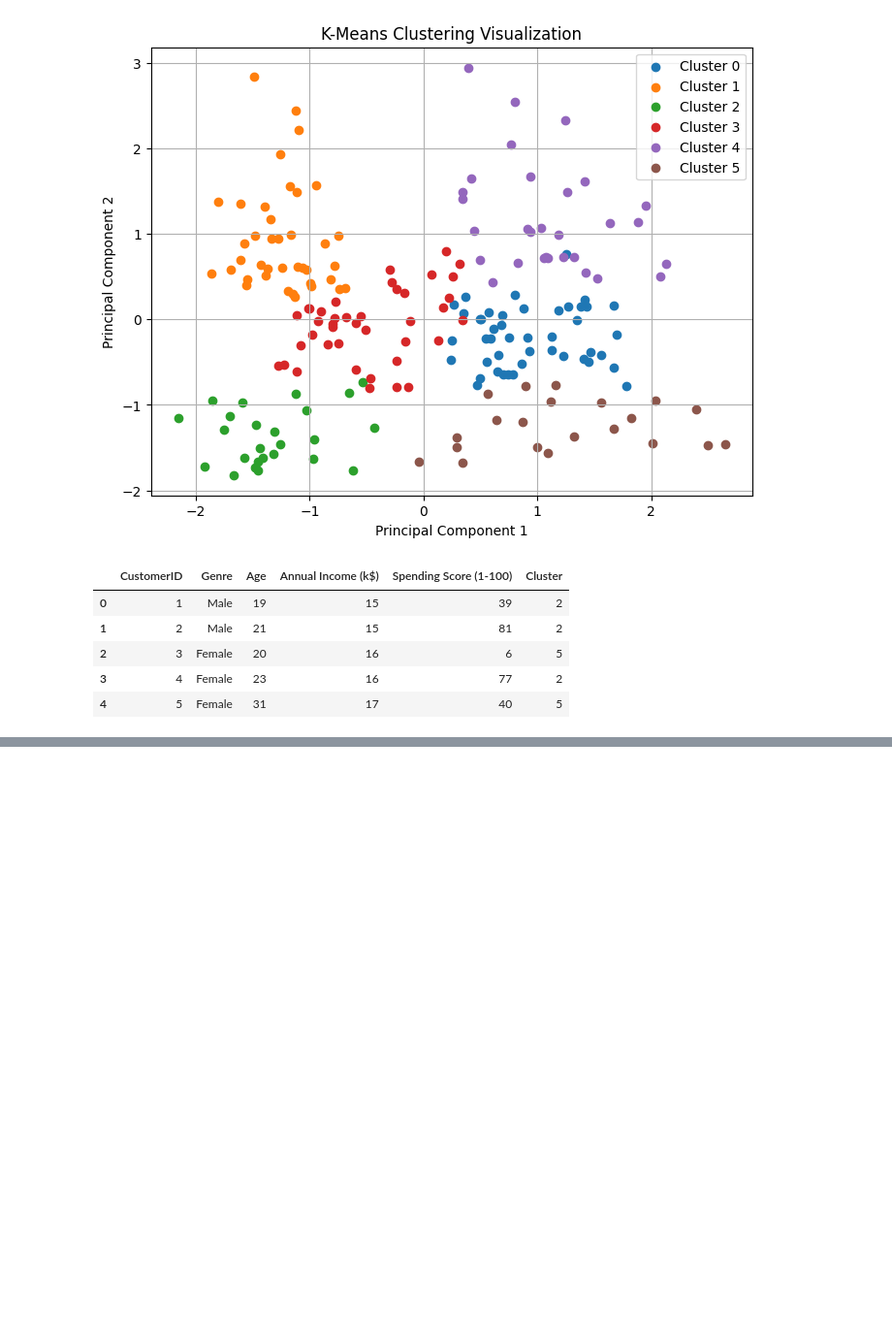
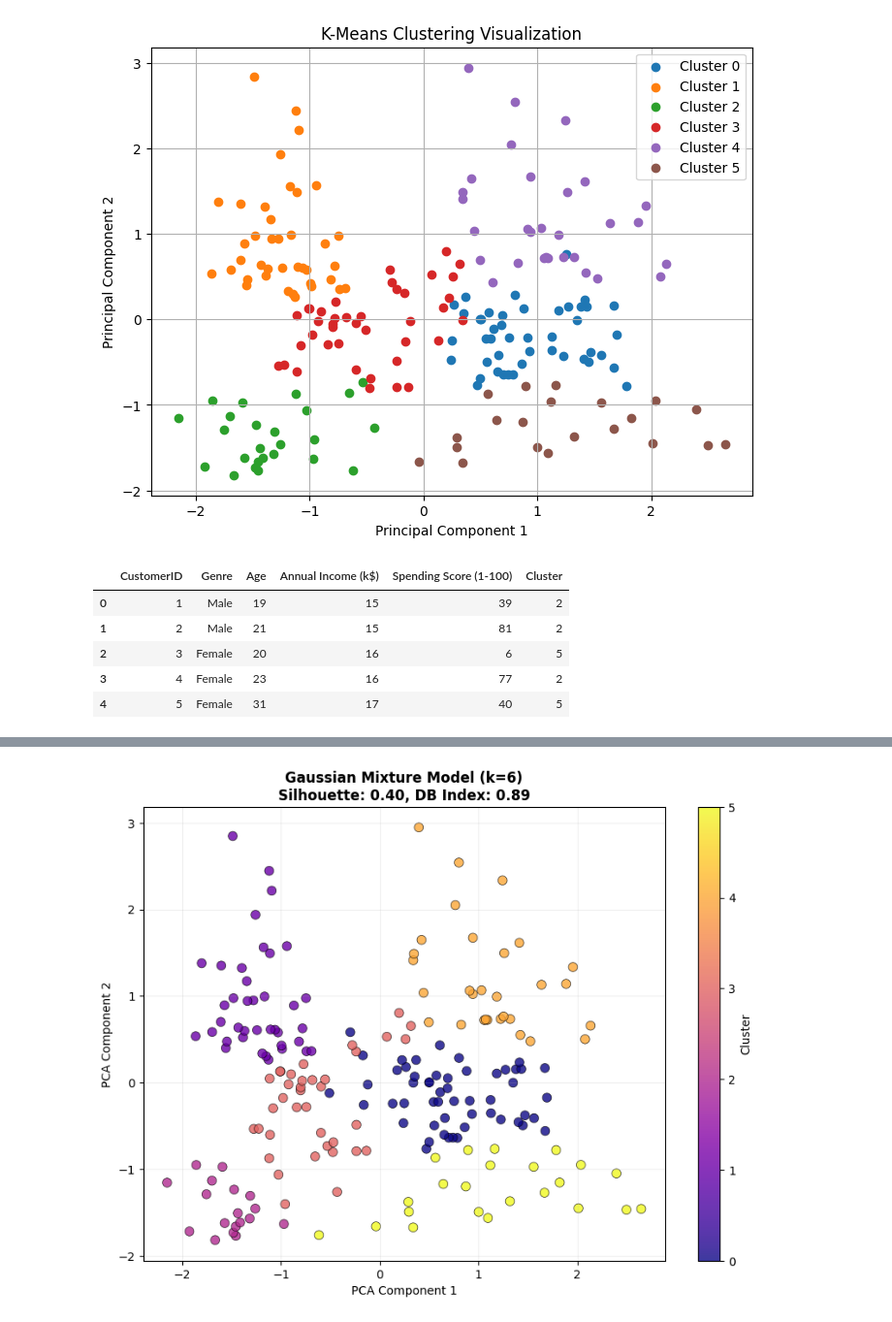
Before and after one commit to rahmarihan/DS3, a Jupyter notebook: main.ipynb, the cells around one changed output, grey strips where cells are left out. Shown at 97% size. Saved outputs shown, nothing was run; the diff lists cells and outputs as text; code cells hidden in the pictures; blank space fills up the shorter version.

```diff
--- a/main.ipynb
+++ b/main.ipynb
@@ -155,0 +210,24 @@ df.head()
+# %%
+# e.2) Gaussian Mixture Model (GMM)
+print("="*80)
+print(f"Gaussian Mixture Model (k={optimal_k})")
+print("="*80)
+
+gmm = GaussianMixture(
+    n_components=optimal_k,
+    random_state=42,
+    covariance_type='full'
+)
+gmm.fit(scaled_features)
+gmm_labels = gmm.predict(scaled_features)
+gmm_probs = gmm.predict_proba(scaled_features)
+
+# Calculate metrics
+gmm_silhouette = silhouette_score(scaled_features, gmm_labels)
+gmm_db = davies_bouldin_score(scaled_features, gmm_labels)
+
+print(f"Cluster labels: {np.unique(gmm_labels)}")
+print("\nSoft clustering probabilities (first 5 samples):")
+print(pd.DataFrame(gmm_probs[:5].round(3)))
+print(f"\nSilhouette Score: {gmm_silhouette:.3f}")
+print(f"Davies-Bouldin Index: {gmm_db:.3f}")
@@ -156,3 +250,20 @@ df.head()
+# %%
+# Cell 5: GMM Visualization
+plt.figure(figsize=(10, 7))
+scatter = plt.scatter(
+    X_pca[:, 0], X_pca[:, 1],
+    c=gmm_labels, cmap='plasma',
+    s=60, alpha=0.8, edgecolor='k', linewidth=0.5
+)
+plt.title(f'Gaussian Mixture Model (k={optimal_k})\nSilhouette: {gmm_silhouette:.2f}, DB Index: {gmm_db:.2f}',
+          fontweight='bold')
+plt.xlabel('PCA Component 1', fontsize=10)
+plt.ylabel('PCA Component 2', fontsize=10)
+plt.colorbar(scatter, ticks=range(optimal_k), label='Cluster')
+plt.grid(alpha=0.2)
+plt.show()
+# %% [output]
+[figure, added]
 # %%
 # e.3) BIRCH Clustering
 
```
Also changed, not shown: parts of 8 cells of this notebook.
